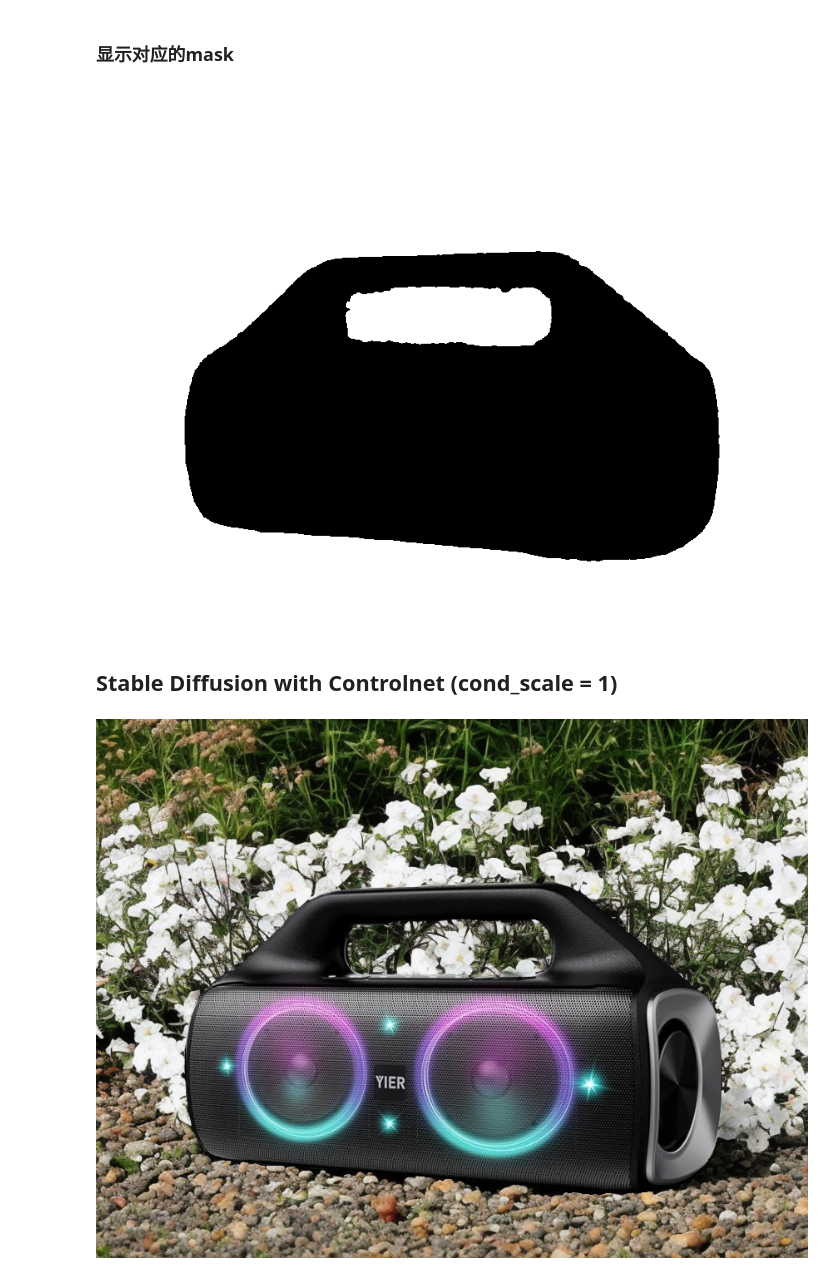
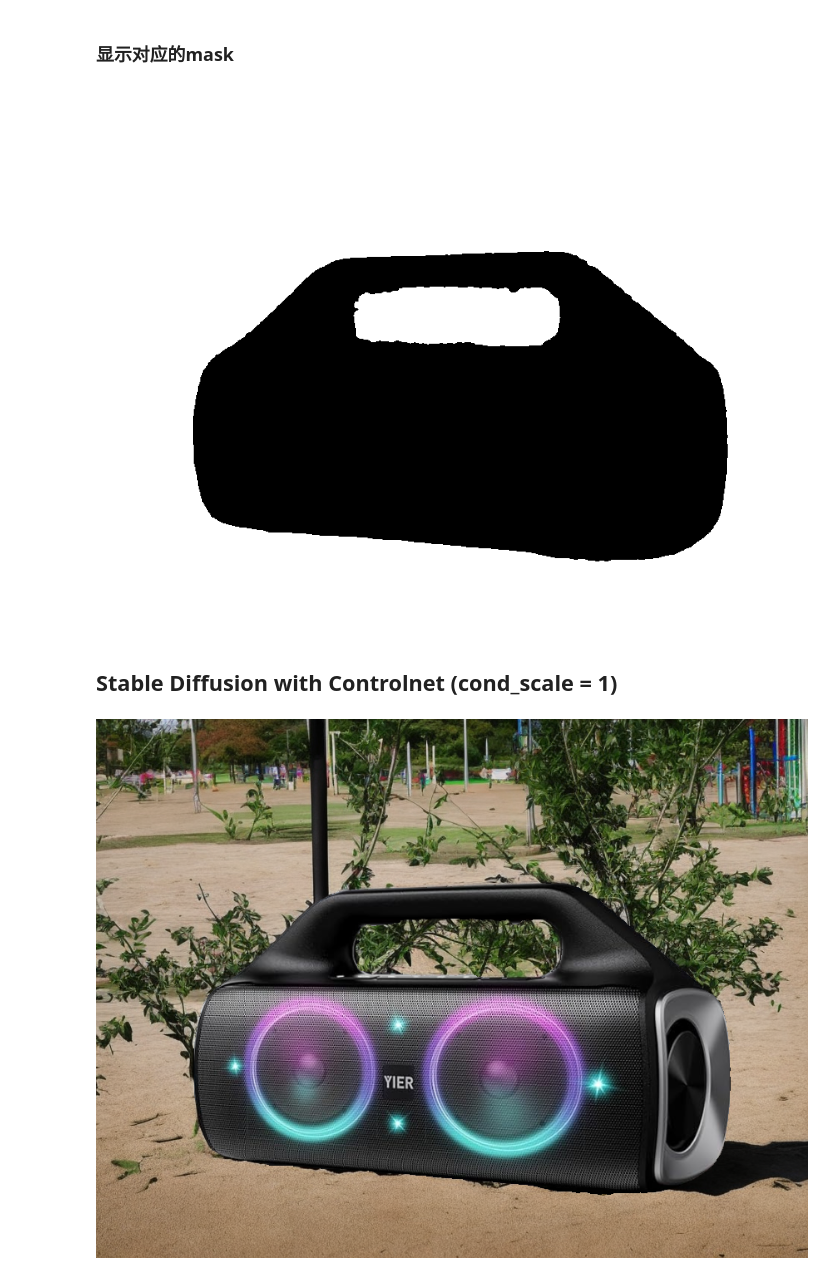
Before and after one commit to jungletada/ReGe, a Jupyter notebook: inference_sam.ipynb, the cells around one changed output. Drawn from its saved outputs; the diff is of its cells as text; code cells hidden in the pictures.

Commit message:
new rege

```diff
--- a/inference_sam.ipynb
+++ b/inference_sam.ipynb
@@ -101,7 +101,7 @@ import matplotlib.pyplot as plt
 from PIL import Image, ImageOps
 from efficient_sam import create_canvas_and_transform_image
 
-img_name = 'imgs/radio.jpg'
+img_name = 'images/radio.jpg'
 image = cv2.imread(img_name)
 image = cv2.cvtColor(image, cv2.COLOR_BGR2RGB)
 
@@ -178,7 +178,7 @@ cropped_image = get_crop_image_mask(sample_image_np, bin_mask)
 canvas_size = (650, 860)  # Example canvas size
 scale_factor = 0.9  # Example scaling factor
 rotation_angle = 0  # Example rotation angle in degrees
-translation_xy = (0, 60)  # Example translation (x, y)
+translation_xy = (10, 60)  # Example translation (x, y)
 
 # Perform transformations and get the final image and mask
 img_geo, mask = create_canvas_and_transform_image(
@@ -198,38 +198,38 @@ mask = ImageOps.invert(mask)
 
 mask
 # %% [output]
-[figure, old version]
+[figure, new version]
 # %% [markdown]
 ## Stable Diffusion with Controlnet (cond_scale = 1)
 # %%
 seed = 68
-prompt = "a radio is placed on the ground in the garden with flowers"
+prompt = "a radio is placed on the ground of a playground"
 img_geo = Image.fromarray(img_geo)
 generator = torch.Generator(device='cuda').manual_seed(seed)
 cond_scale = 1.0
 
 
 with torch.autocast("cuda"):
     controlnet_image = pipeline(
         prompt=prompt,
         image=img_geo,
         mask_image=mask,
         control_image=mask,
         num_images_per_prompt=1,
         generator=generator,
         num_inference_steps=20,
         guess_mode=False,
         controlnet_conditioning_scale=cond_scale
     ).images[0]
 
 # controlnet_image
 
 mask_image = mask.convert('1')
 mask_image = ImageOps.invert(mask_image)
 
 # 使用paste方法，根据mask覆盖掉ctrl_img中对应区域的像素
 controlnet_image.paste(img_geo, (0, 0), mask_image)
-
+controlnet_image.save('results/radio_rege_8.png')
 controlnet_image
 # %% [output]
-[figure, old version]
+[figure, new version]
```
Also changed, not shown: parts of 1 cell of this notebook, 8 other files.
